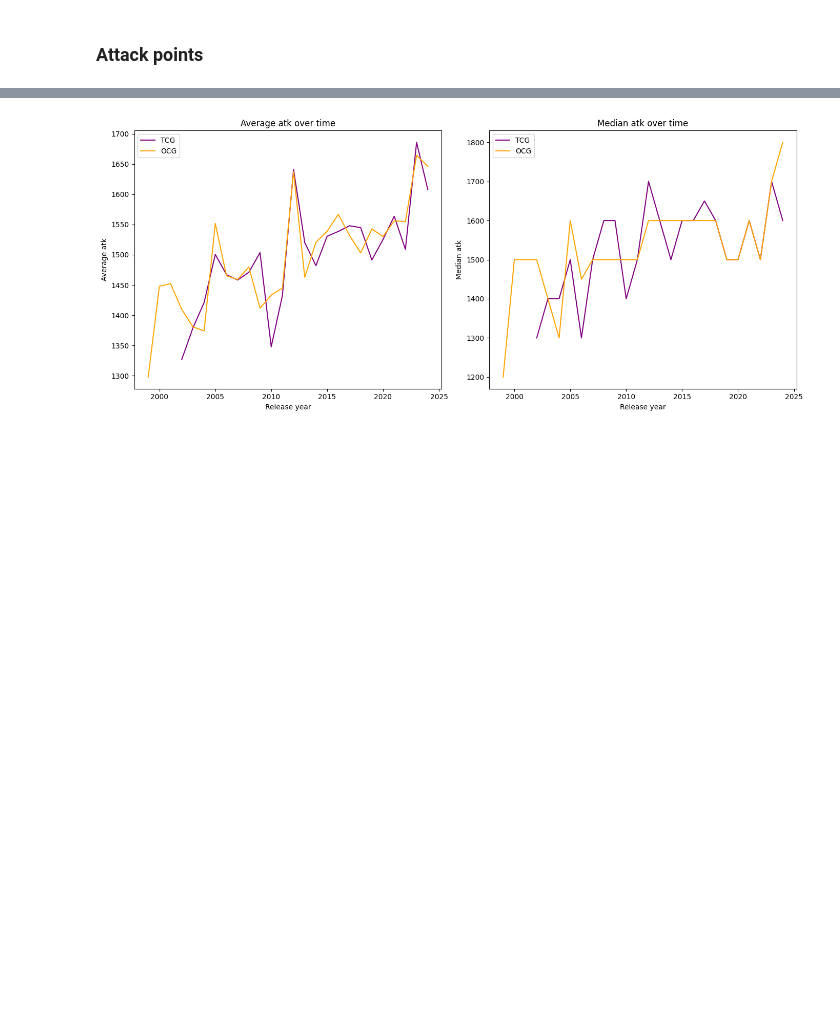
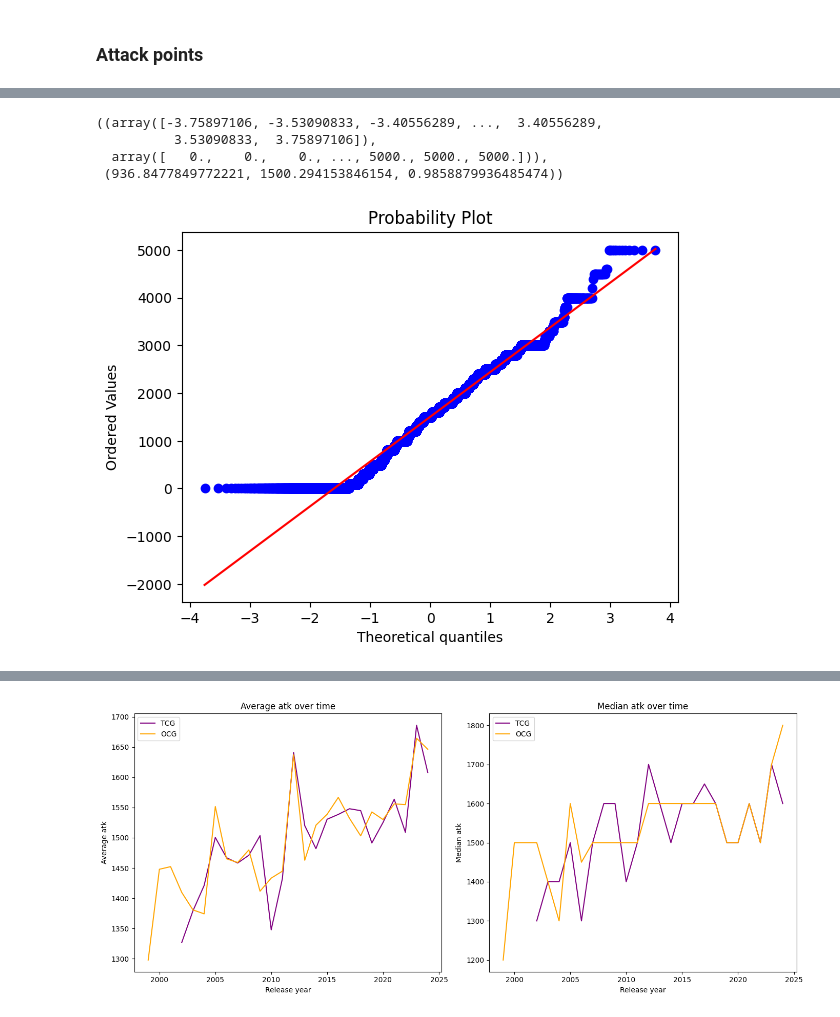
Before and after one commit to HanaeBonnafoux/yugioh, a Jupyter notebook: yu-gi-oh-s-evolution-through-the-cards.ipynb, the cells around one changed output, grey strips where cells are left out. Cells and saved outputs as stored; diff of their text form; code cells hidden in the pictures; blank space fills up the shorter version.

```diff
--- a/yu-gi-oh-s-evolution-through-the-cards.ipynb
+++ b/yu-gi-oh-s-evolution-through-the-cards.ipynb
@@ -389,0 +406,8 @@ median_atk_ocg = cards_data[cards_data["primary_type"]=="Monster Card"].groupby(
+# %%
+stats.probplot(monster_cards_data["atk"], dist="norm", plot=plt)
+# %% [output]
+((array([-3.75897106, -3.53090833, -3.40556289, ...,  3.40556289,
+          3.53090833,  3.75897106]),
+  array([   0.,    0.,    0., ..., 5000., 5000., 5000.])),
+ (936.8477849772221, 1500.294153846154, 0.9858879936485474))
+[figure, added]
```
Also changed, not shown: parts of 5 cells of this notebook.
